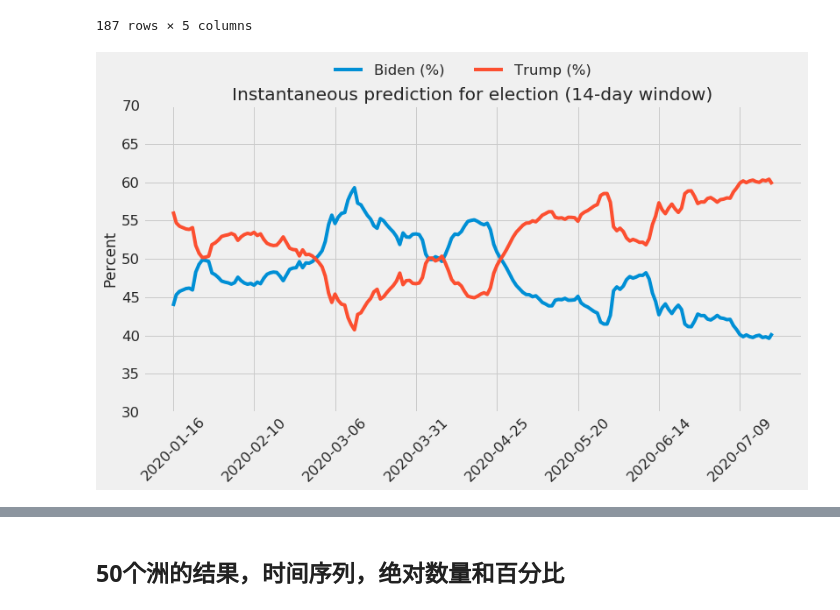
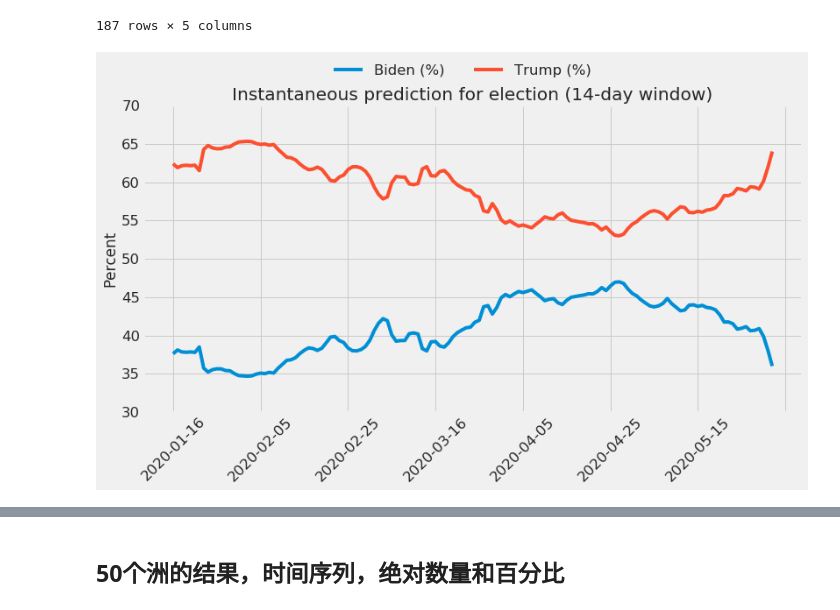
Before and after one commit to kayzhou/US_election, a Jupyter notebook: plots_paper.ipynb, the cells around one changed output, grey strips where cells are left out. Saved outputs shown, nothing was run; the diff lists cells and outputs as text; code cells hidden in the pictures.

```diff
--- a/plots_paper.ipynb
+++ b/plots_paper.ipynb
@@ -42,27 +42,27 @@ data
 | 2020-07-19 | 406456 | 568310 | 76977 | 41.697802 | 58.302198 |
 187 rows × 5 columns
 # %%
-data = pd.read_csv("data/csv/results-14days-from-2020-01-15-to-2020-07-19.csv").set_index("dt")
+data = pd.read_csv("data/csv/results-14days-from-2020-01-15-to-2020-06-01.csv").set_index("dt")
 # data = pd.read_csv("data/csv/results-14days-from-2020-01-15-to-2020-07-15.csv").set_index("dt")
 
 plt.figure(figsize=(12, 6))
 data = data.rename(columns={'0':"Biden", '1': "Trump"})
 data[data.index <= "2020-07-01"]
 data["Biden (%)"] = data["Biden"] / (data["Biden"] + data["Trump"]) * 100
 data["Trump (%)"] = data["Trump"] / (data["Biden"] + data["Trump"]) * 100
 data["Biden (%)"].plot()
 data["Trump (%)"].plot()
 plt.xlabel("")
 plt.ylim(30, 70)
 plt.xticks(rotation=45)
 plt.ylabel("Percent")
 plt.legend(loc=4, bbox_to_anchor=(0.7, 1.05), ncol=2, frameon=False)
 plt.title(f"Instantaneous prediction for election (14-day window)")
 plt.savefig("fig/results-14days-from-2020-01-15-to-2020-07-19.png",
             dpi=300, bbox_inches ='tight')
 plt.show()
 # %% [output]
-[figure, old version]
+[figure, new version]
 # %%
 # 每州结果
 
```
Also changed, not shown: parts of 7 cells of this notebook, 1 other file.
